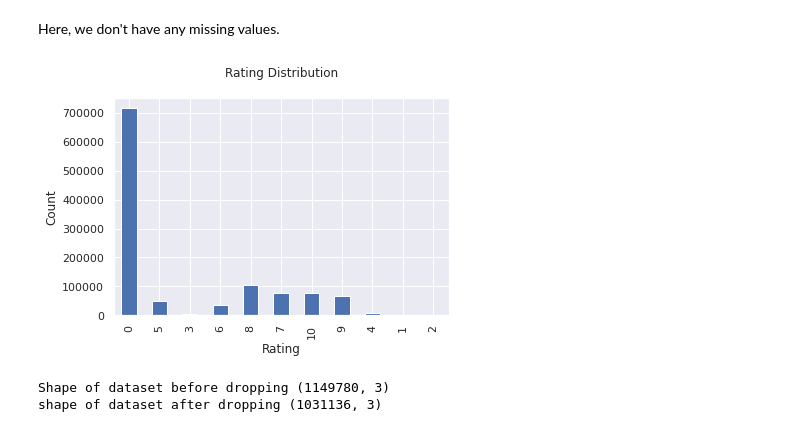
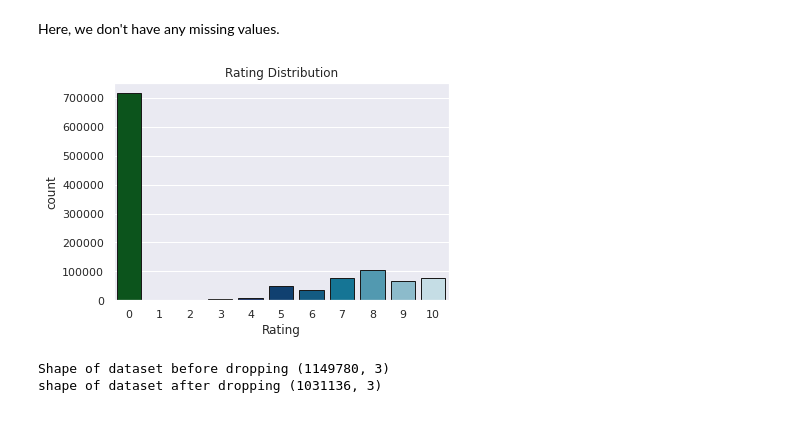
Before and after one commit to rahool010/Book-Recommendation-System, a Jupyter notebook: Book_Recommendation_System.ipynb, the cells around one changed output. Drawn from its saved outputs; the diff is of its cells as text; code cells hidden in the pictures.

```diff
--- a/Book_Recommendation_System.ipynb
+++ b/Book_Recommendation_System.ipynb
@@ -429,14 +429,13 @@ dtype: int64
 Here, we don't have any missing values.
 # %%
 # let's check the ratings distribution
-plt.rc("font", size=20)
-ratings_df['Book-Rating'].value_counts(sort=False).plot(kind='bar')
-plt.title('Rating Distribution\n')
+sns.countplot(ratings_df['Book-Rating'], palette='ocean',
+              edgecolor='k')
+plt.title('Rating Distribution')
 plt.xlabel('Rating')
-plt.ylabel('Count')
 plt.show()
 # %% [output]
-[figure, old version]
+[figure, new version]
 # %%
 # ratings dataset should have books only which exist in our books dataset
 ratings_new = ratings_df[ratings_df.ISBN.isin(books_df.ISBN)]
```
Also changed, not shown: parts of 16 cells of this notebook.
